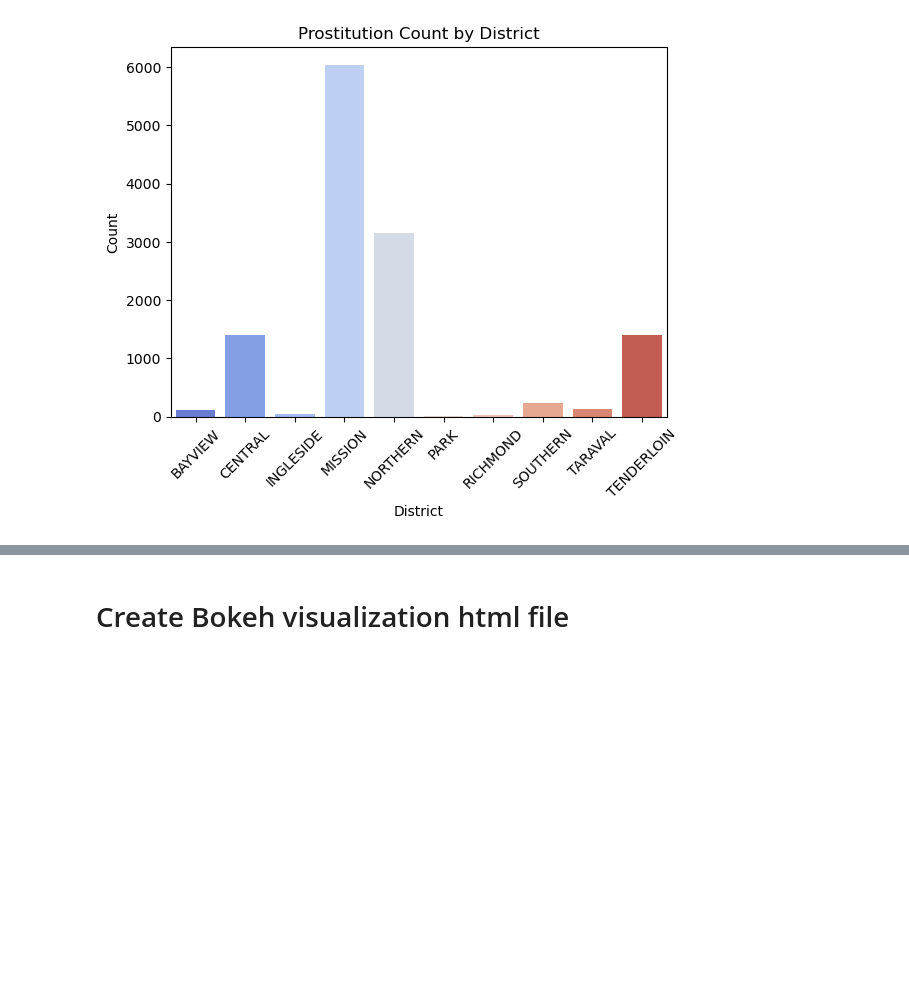
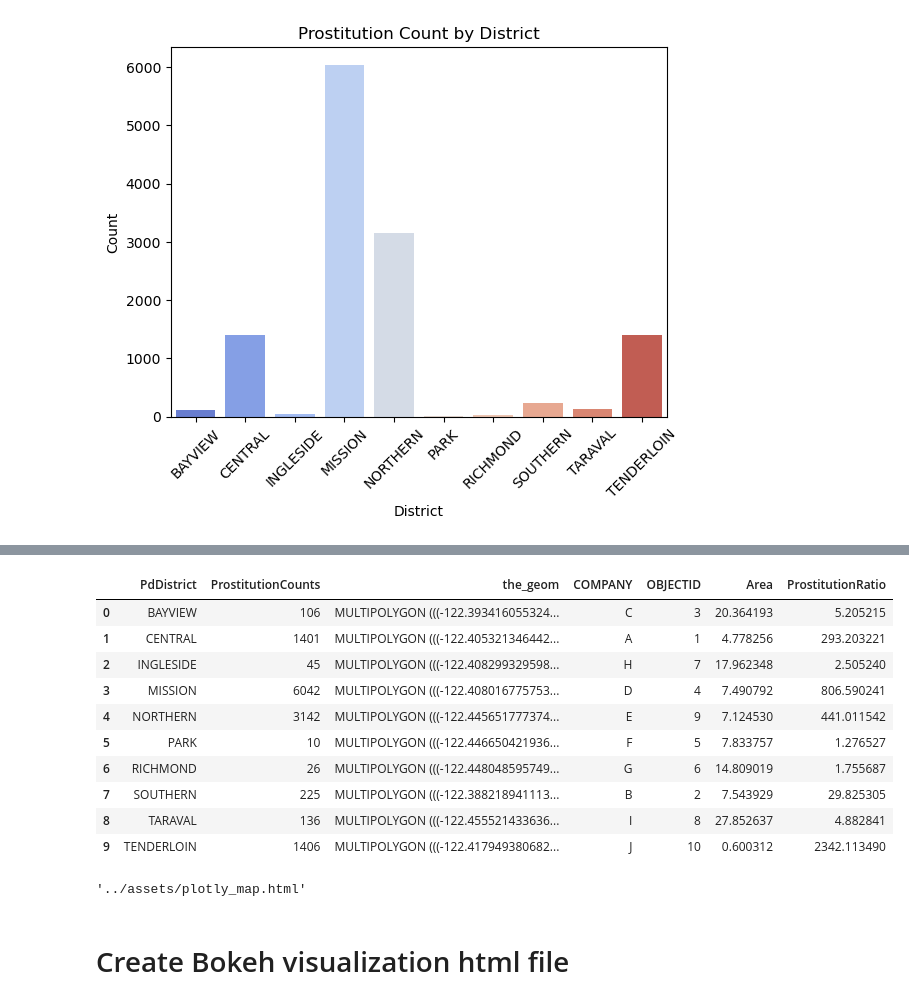
Before and after one commit to AfonsoCunha22/AfonsoCunha22.github.io, a Jupyter notebook: src/Assignment 2.ipynb, the cells around one changed output, grey strips where cells are left out. Saved outputs shown, nothing was run; the diff lists cells and outputs as text; code cells hidden in the pictures; blank space fills up the shorter version.

Commit message:
Added Maps and Exportation to Html

```diff
--- a/src/Assignment 2.ipynb
+++ b/src/Assignment 2.ipynb
@@ -110,6 +114,9 @@ plt.show()
 geojson_path = '../data/sfpd.geojson'
 with open(geojson_path) as f:
     geojson_data = json.load(f)
+
+geo_area_data = pd.read_csv(
+    "../data/sfpd_districts_historic_20240224.csv")
 # %%
 mapData = dataFile[target_years_idx & category_idx]
 prostution_counts_by_district = mapData.groupby(
@@ -154,7 +173,19 @@ print(geo_area_data[['DISTRICT', 'Area']])
 # %%
-merged_df = theft_counts_by_district.merge(
+merged_df = prostution_counts_by_district.merge(
     geo_area_data, left_on='PdDistrict', right_on='DISTRICT')
 merged_df.drop('DISTRICT', axis=1, inplace=True)
-merged_df['TheftRatio'] = merged_df['TheftCounts'] / merged_df['Area']
+merged_df['ProstitutionRatio'] = merged_df['ProstitutionCounts'] / merged_df['Area']
 merged_df
+# %% [output]
+|  | PdDistrict | ProstitutionCounts | the_geom | COMPANY | OBJECTID | Area | ProstitutionRatio |
+| 0 | BAYVIEW | 106 | MULTIPOLYGON (((-122.393416055324... | C | 3 | 20.364193 | 5.205215 |
+| 1 | CENTRAL | 1401 | MULTIPOLYGON (((-122.405321346442... | A | 1 | 4.778256 | 293.203221 |
+| 2 | INGLESIDE | 45 | MULTIPOLYGON (((-122.408299329598... | H | 7 | 17.962348 | 2.505240 |
+| 3 | MISSION | 6042 | MULTIPOLYGON (((-122.408016775753... | D | 4 | 7.490792 | 806.590241 |
+| 4 | NORTHERN | 3142 | MULTIPOLYGON (((-122.445651777374... | E | 9 | 7.124530 | 441.011542 |
+| 5 | PARK | 10 | MULTIPOLYGON (((-122.446650421936... | F | 5 | 7.833757 | 1.276527 |
+| 6 | RICHMOND | 26 | MULTIPOLYGON (((-122.448048595749... | G | 6 | 14.809019 | 1.755687 |
+| 7 | SOUTHERN | 225 | MULTIPOLYGON (((-122.388218941113... | B | 2 | 7.543929 | 29.825305 |
+| 8 | TARAVAL | 136 | MULTIPOLYGON (((-122.455521433636... | I | 8 | 27.852637 | 4.882841 |
+| 9 | TENDERLOIN | 1406 | MULTIPOLYGON (((-122.417949380682... | J | 10 | 0.600312 | 2342.113490 |
 # %%
@@ -170,6 +201,11 @@ fig = px.choropleth_mapbox(merged_df, geojson=geojson_data, locations='PdDistric
 
 fig.update_layout(margin={"r":0,"t":0,"l":0,"b":0})
 fig.show()
+# %%
+py_offline.plot(fig, filename='../assets/plotly_map.html',
+                include_plotlyjs='cdn', auto_open=False)
+# %% [output]
+'../assets/plotly_map.html'
 # %% [markdown]
 # Create Bokeh visualization html file
 # %%
```
Also changed, not shown: parts of 3 cells of this notebook, 2 other files.
